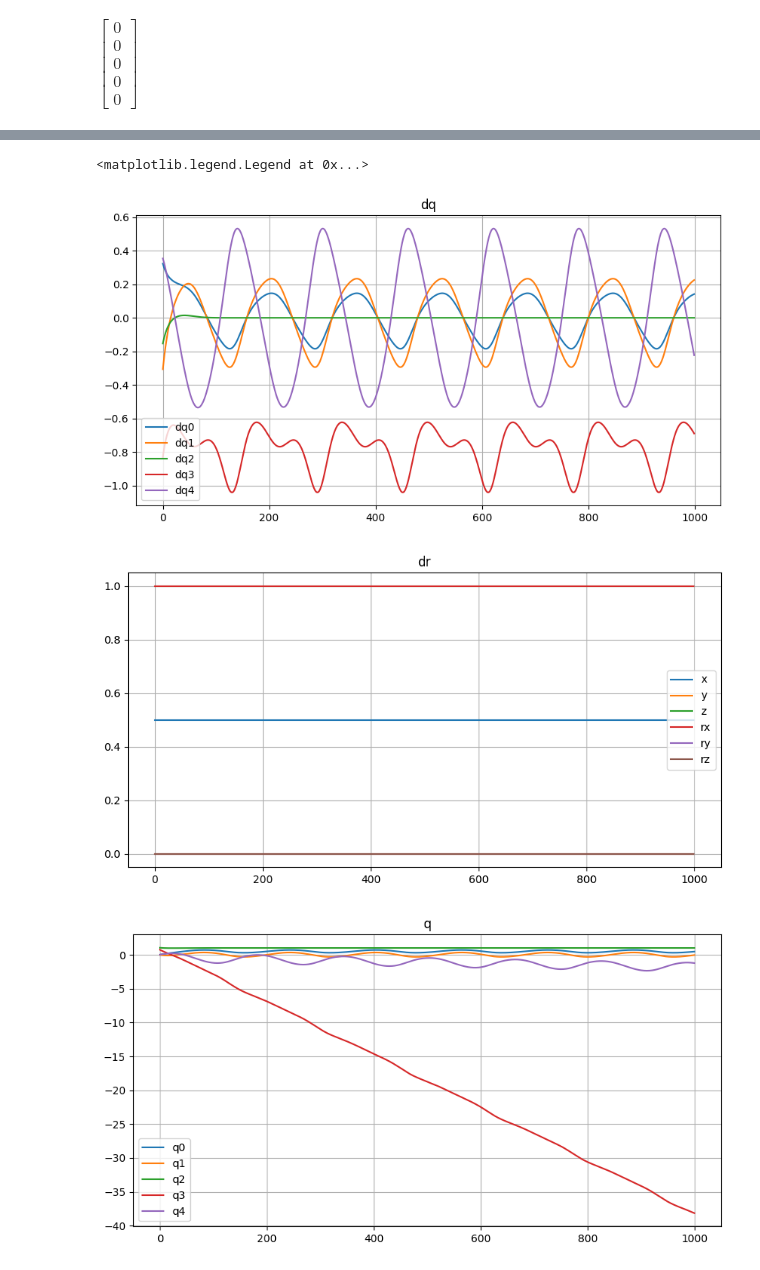
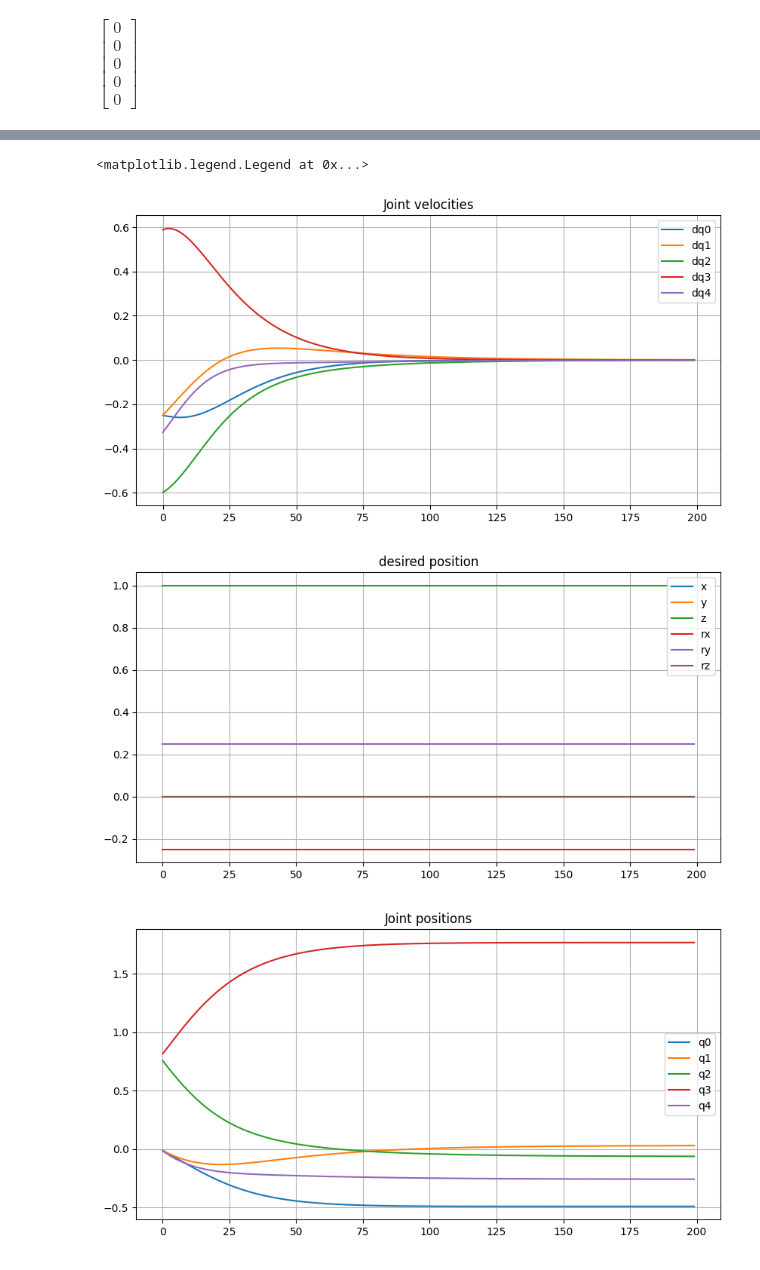
Before and after one commit to lvjonok/f22-fundamentals-of-robotics, a Jupyter notebook: assignment2/main.ipynb, the cells around one changed output, grey strips where cells are left out. Drawn from its saved outputs; the diff is of its cells as text; code cells hidden in the pictures.

Commit message:
feat: add explanation of left null space, prettify

```diff
--- a/assignment2/main.ipynb
+++ b/assignment2/main.ipynb
@@ -115,7 +115,6 @@ $$ T_5^4 = T_x(l_3) \cdot R_x(q_4) $$
 l1 = 0.5
 l2 = 0.5
 l3 = 0.5
-
 
 def fk(q, s=False):
     return fk_i(q, -1, s)
@@ -135,7 +134,7 @@ def fk_i(q, i, s=False):
         Tx(q[0], s),
         Ty(q[1], s),
         Tz(l1, s) @ Rz(q[2], s),
-        Tz(l2, s) @ Ry(q[3] - np.pi / 2, s),
+        Tz(l2, s) @ Ry(q[3] - (np.pi / 2 if not s else sp.pi / 2), s),
         Tx(l3, s) @ Rx(q[4], s),
     ]
 
@@ -249,0 +265,6 @@ $\displaystyle \left[\begin{matrix}1 & 0 & - 0.5 \sin{\left(q_{2}{\left(t \right
+# %%
+j0 = J.subs({q0: 0, q1: 0, q2: 0, q3: 0, q4: 0})
+
+print('rank of J at zero configuration: ', j0.rank())
+
+j0
@@ -304,7 +330,7 @@ history_pos = []
 history_vel = []
 
 # we try to kind of simulate 1 seconds with step dt
-for i in range(500):
+for i in range(100):
     history_q.append(q)
     # evaluate jacobian for start configuration
     j0 = J.subs({q0: q[0], q1: q[1], q2: q[2], q3: q[3], q4: q[4]})
@@ -430,7 +489,7 @@ Disclaimer: I showed stuck in convergence to the desired position only, orientat
 # %%
 # here is some demo with left null space of jacobian
 
-q = np.array([0, 0, np.pi / 3, np.pi / 4, 0]).astype(np.float64)
+q = np.array([0, 0, np.pi / 4, np.pi / 4, 0]).astype(np.float64)
 
 dt = 0.05
 
@@ -447,40 +506,38 @@ dr = left_null_space[0].subs(
 
 # multiply dr by some factor, such that z will be 1
 dr = dr * (1 / dr[2])
-dr[2] = 0.9
 
-dr = sp.Matrix([[0.5], [0], [1], [1], [0], [0]])
+dr_pos = dr[:3]  # we separate position and rotation for desired configuration
+dr_rot = Rx(dr[3], True) @ Ry(dr[4], True) @ Rz(dr[5], True)
 
 # we try to kind of simulate 1 seconds with step dt
-for i in range(1000):
+for i in range(200):
     # eval transpose of jacobian
     jt = J.T.subs({q0: q[0], q1: q[1], q2: q[2], q3: q[3], q4: q[4]})
-    # eval left null space
-    # dr = left_null_space[0].subs(
-    #     {q0: q[0], q1: q[1], q2: q[2], q3: q[3], q4: q[4]})
-
-    # dr = sp.Matrix([[0.1], [0.1], [0], [0], [0], [0]])
 
     history_dr.append(dr)
 
     de = t2pos(fk(q, True))
-    # add 3 dimensional vector to end effector position
-    de = sp.Matrix([[de[0]], [de[1]], [de[2]], [0], [0], [0]])
+    de_pos = t2pos(fk(q, True))
+    # get matrix 3x3 representing orientation of end effector
+    de_rot = t2rot(fk(q, True))
 
-    drimpact = jt @ dr
+    # compute position error
+    pos_error = dr_pos - np.array(de_pos).flatten()
 
-    # append norm of drimpact
-    history_drimpact.append(
-        sp.sqrt(sum(sp.matrices.dense.matrix_multiply_elementwise(drimpact, drimpact))))
+    def cross_sympy(a, b):
+        return sp.Array([a[1] * b[2] - a[2] * b[1], a[2] * b[0] - a[0] * b[2], a[0] * b[1] - a[1] * b[0]])
 
-    deimpact = jt @ de
-    history_deimpact.append(
-        sp.sqrt(sum(sp.matrices.dense.matrix_multiply_elementwise(deimpact, deimpact))))
+    # compute rotation error (from Sciliano)
+    rot_error = 0.5 * (cross_sympy(de_rot[:, 0], dr_rot[:, 0]) + cross_sympy(
+        de_rot[:, 1], dr_rot[:, 1]) + cross_sympy(de_rot[:, 2], dr_rot[:, 2]))
 
-    history_error.append(dr - de)
 
-    # find cartesian velocity
-    dq = drimpact - deimpact
+    errorvec = sp.Array([[pos_error[0]], [pos_error[1]], [pos_error[2]],
+                        [rot_error[0]], [rot_error[1]], [rot_error[2]]])
+    history_error.append(np.array(errorvec).flatten())
+
+    dq = jt @ errorvec
     history_dq.append(dq)
 
     q = q + np.array(dq * dt).flatten().astype(np.float64)
@@ -490,50 +547,41 @@ for i in range(1000):
 # plot joint positions
 plt.figure(figsize=(10, 5))
 plt.grid()
-plt.title('dq')
+plt.title('Joint velocities')
 for i in range(5):
     plt.plot([x[i] for x in history_dq], label=f'dq{i}')
 
 plt.legend()
 
 # plot dr history
 plt.figure(figsize=(10, 5))
 plt.grid()
-plt.title('dr')
+plt.title('desired position')
 for i in range(6):
     plt.plot([x[i] for x in history_dr], label=[
              'x', 'y', 'z', 'rx', 'ry', 'rz'][i])
 
 plt.legend()
 
 # plot history of q
 plt.figure(figsize=(10, 5))
 plt.grid()
-plt.title('q')
+plt.title('Joint positions')
 for i in range(5):
     plt.plot([x[i] for x in history_q], label=f'q{i}')
 
 plt.legend()
-
-# plot impacts
-plt.figure(figsize=(10, 5))
-plt.grid()
-plt.title('impacts')
-plt.plot(history_deimpact, label='de impact')
-plt.plot(history_drimpact, label='dr impact')
-plt.legend()
-
 
 # plot error
 plt.figure(figsize=(10, 5))
 plt.grid()
 plt.title('error')
 for i in range(6):
     plt.plot([x[i] for x in history_error],
              label=f"e{['x', 'y', 'z', 'rx', 'ry', 'rz'][i]}")
 plt.legend()
 # %% [output]
 <matplotlib.legend.Legend at 0x...>
-[figure, old version]
+[figure, new version]
-[figure, old version]
+[figure, new version]
-[figure, old version]
+[figure, new version]
```
Also changed, not shown: parts of 23 cells of this notebook, 9 other files.
